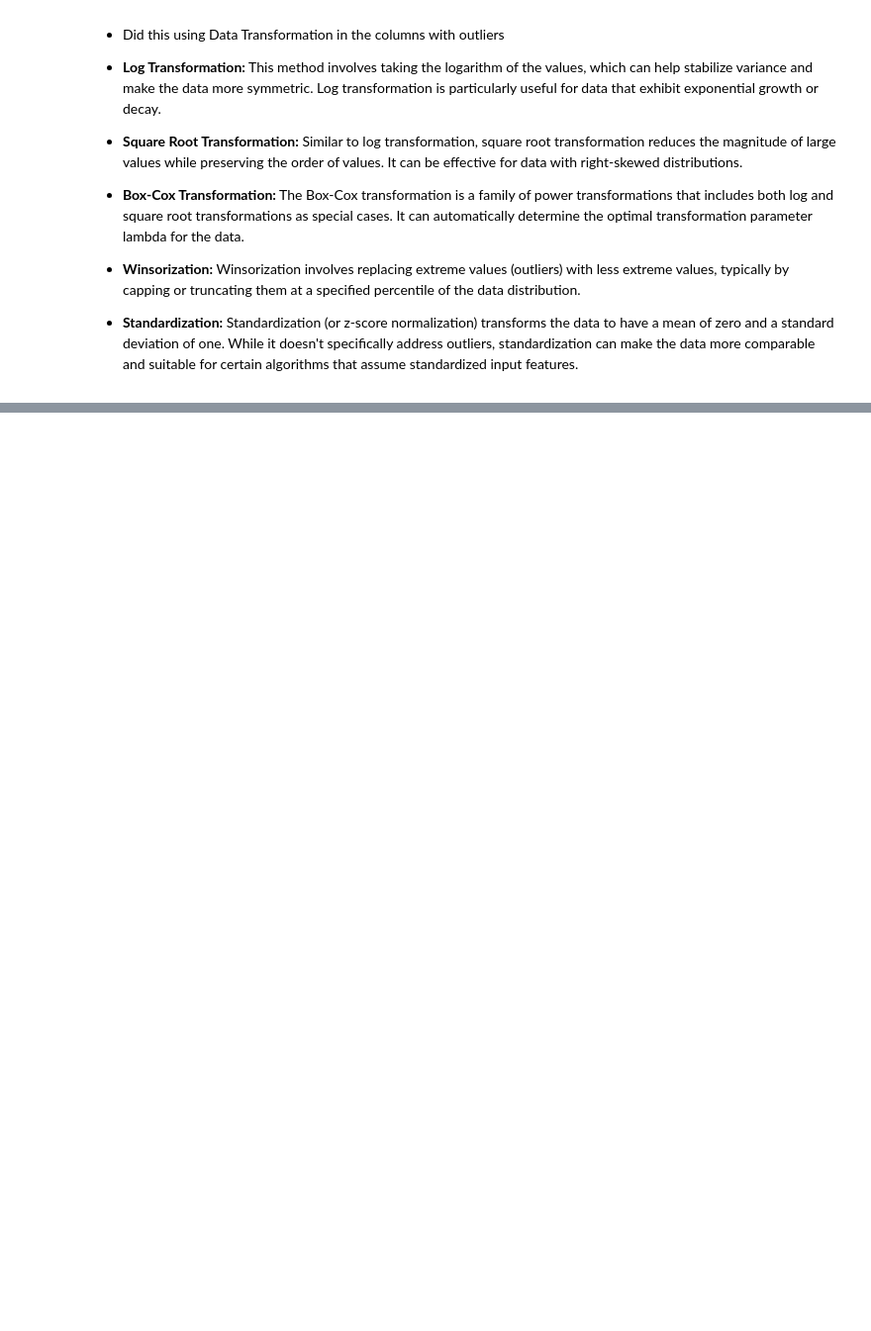
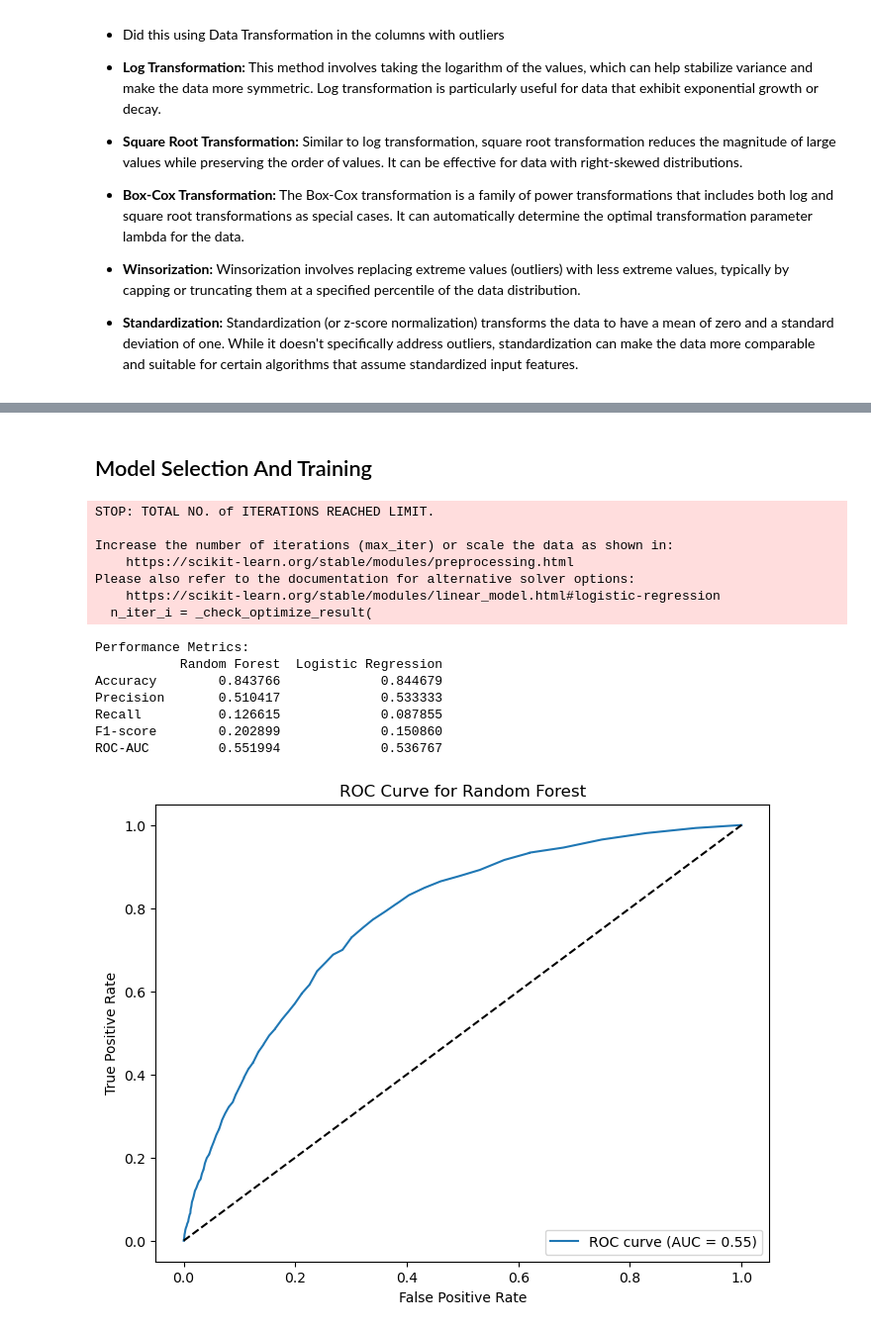
Before and after one commit to Gabriel-Dee/British-Airways-VJS, a Jupyter notebook: customer_buying_behaviour_predictions.ipynb, the cells around one changed output, grey strips where cells are left out. Shown at 99% size. Cells and saved outputs as stored; diff of their text form; code cells hidden in the pictures; blank space fills up the shorter version.

Commit message:
model training

```diff
--- a/customer_buying_behaviour_predictions.ipynb
+++ b/customer_buying_behaviour_predictions.ipynb
@@ -291,0 +381,67 @@ plt.show()
+# %% [markdown]
+## Model Selection And Training
+# %%
+# Define features and target variable
+X = data.drop(columns=['booking_complete'])
+y = data['booking_complete']
+
+# Perform one-hot encoding for categorical variables
+X_encoded = pd.get_dummies(X, columns=['sales_channel', 'trip_type', 'route', 'booking_origin'])
+
+# Split data into training and validation sets
+X_train, X_val, y_train, y_val = train_test_split(X_encoded, y, test_size=0.2, random_state=42)
+
+# Initialize classifiers
+classifiers = {
+    "Random Forest": RandomForestClassifier(random_state=42),
+    "Logistic Regression": LogisticRegression(random_state=42),
+    # "K Nearest Neighbor": KNeighborsClassifier(),
+    # "Naive Bayes": GaussianNB()
+}
+
+# Train and evaluate models
+results = {}
+for name, clf in classifiers.items():
+    clf.fit(X_train, y_train)
+    y_pred = clf.predict(X_val)
+    accuracy = accuracy_score(y_val, y_pred)
+    precision = precision_score(y_val, y_pred)
+    recall = recall_score(y_val, y_pred)
+    f1 = f1_score(y_val, y_pred)
+    roc_auc = roc_auc_score(y_val, y_pred)
+    results[name] = {'Accuracy': accuracy, 'Precision': precision, 'Recall': recall, 'F1-score': f1, 'ROC-AUC': roc_auc}
+
+# Print results
+print("Performance Metrics:")
+print(pd.DataFrame(results))
+
+# Plot ROC curve for the best performing model
+best_model_name = max(results, key=lambda x: results[x]['ROC-AUC'])
+best_model = classifiers[best_model_name]
+y_pred_proba = best_model.predict_proba(X_val)[:, 1]
+fpr, tpr, _ = roc_curve(y_val, y_pred_proba)
+
+plt.figure(figsize=(8, 6))
+plt.plot(fpr, tpr, label=f"ROC curve (AUC = {results[best_model_name]['ROC-AUC']:.2f})")
+plt.plot([0, 1], [0, 1], 'k--')
+plt.xlabel('False Positive Rate')
+plt.ylabel('True Positive Rate')
+plt.title(f'ROC Curve for {best_model_name}')
+plt.legend(loc='lower right')
+plt.show()
+# %% [output]
+STOP: TOTAL NO. of ITERATIONS REACHED LIMIT.
+
+Increase the number of iterations (max_iter) or scale the data as shown in:
+    https://scikit-learn.org/stable/modules/preprocessing.html
+Please also refer to the documentation for alternative solver options:
+    https://scikit-learn.org/stable/modules/linear_model.html#logistic-regression
+  n_iter_i = _check_optimize_result(
+Performance Metrics:
+           Random Forest  Logistic Regression
+Accuracy        0.843766             0.844679
+Precision       0.510417             0.533333
+Recall          0.126615             0.087855
+F1-score        0.202899             0.150860
+ROC-AUC         0.551994             0.536767
+[figure, added]
```
Also changed, not shown: parts of 22 cells of this notebook.
